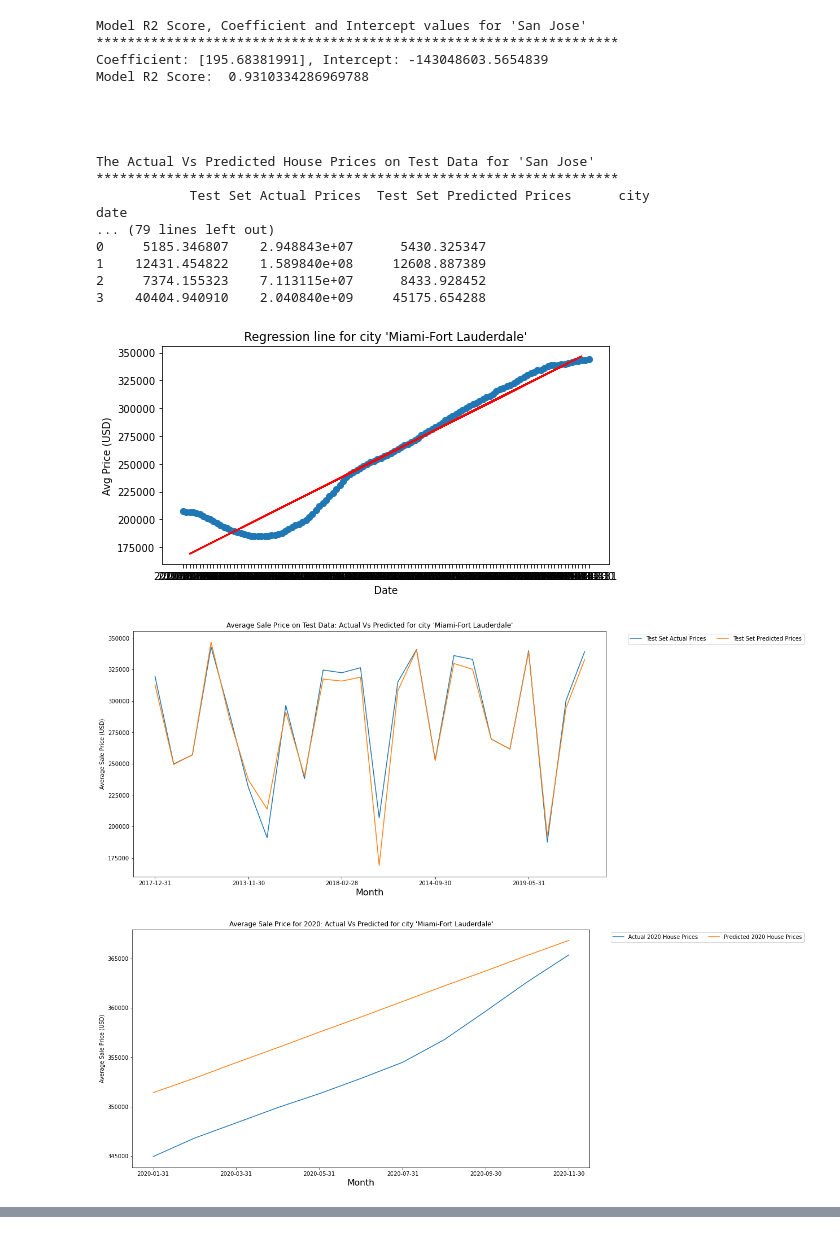
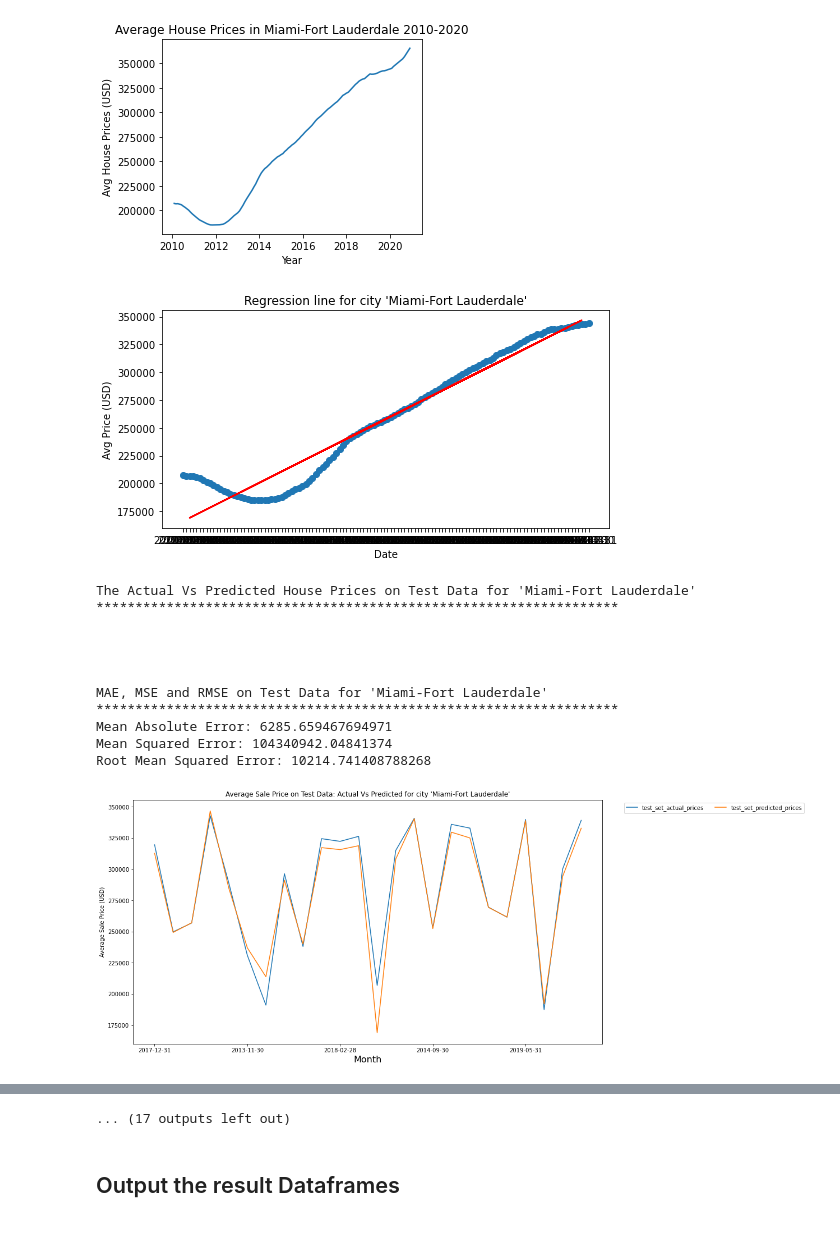
Before and after one commit to Jopinson/COVID19_Property_Pandemic, a Jupyter notebook: notebooks/modeling/Covid-Housing-ML_Combined.ipynb, the cells around one changed output, grey strips where cells are left out. Drawn from its saved outputs; the diff is of its cells as text; code cells hidden in the pictures.

Commit message:
added code to save graphs and output files

```diff
--- a/notebooks/modeling/Covid-Housing-ML_Combined.ipynb
+++ b/notebooks/modeling/Covid-Housing-ML_Combined.ipynb
@@ -66,8 +66,15 @@ def lnr_model(df,city):
     base_df['ordinal_date'] = base_df['date'].map(dt.datetime.toordinal)
 
     # Plot the base dataframe
-    fig1 = px.line(base_df, x="date", y="avg_price", color="region_name", width=800)
-    fig1.show()
+    fig = plt.figure()
+    fig.subplots_adjust(top=0.8,left=0.3)
+    ax = fig.add_subplot()
+    line, = ax.plot(base_df['date'].values,base_df['avg_price'].values)
+    ax.set_xlabel('Year')
+    ax.set_ylabel('Avg House Prices (USD)')
+    ax.set_title(f"Average House Prices in {city} 2010-2020")
+    plt.show
+    plt.savefig(f"{parentdir}/images/{city}_avg_price.png")
 
     # Create training set from 2010-2019;
     train_df = base_df.loc[(base_df["date"] <'2020-01-01')]
@@ -98,7 +105,7 @@ def lnr_model(df,city):
     y_test_pred = model.predict(X_test)
 
     #Print regression line
-    plt.figure(figsize=(8, 4))
+    fig2 = plt.figure(figsize=(8, 4))
     ax = plt.axes()
     ax.scatter(convert_ordinal_to_date(X), y)
     ax.plot(convert_ordinal_to_date(X_test), y_test_pred, color='red')
@@ -106,11 +113,13 @@ def lnr_model(df,city):
     ax.set_ylabel('Avg Price (USD)')
     ax.axis('tight')
     ax.set_title(f"Regression line for city '{city}'")
+    plt.show()
+    fig2.savefig(f"{parentdir}/images/{city}_reg_line.png")
 
     # Print the actual and predicted prices in a dataframe
     print(f"The Actual Vs Predicted House Prices on Test Data for '{city}'")
     print("*******************************************************************")
-    ml_df_test_set = pd.DataFrame({'date':convert_ordinal_to_date(X_test),'Test Set Actual Prices': y_test, 'Test Set Predicted Prices':  y_test_pred})
+    ml_df_test_set = pd.DataFrame({'date':convert_ordinal_to_date(X_test),'test_set_actual_prices': y_test, 'test_set_predicted_prices':  y_test_pred})
     ml_df_test_set.set_index('date',inplace=True)
     ml_df_test_set['city'] = city
     print(ml_df_test_set)
@@ -128,17 +137,20 @@ def lnr_model(df,city):
     print("\n\n\n")
 
     # TEST SET GRAPH
-    ml_df_test_set.plot(figsize = (15,8))
+    ax3 = ml_df_test_set.plot(figsize = (15,8))
     plt.legend(bbox_to_anchor=(1.04,1), loc='upper left', ncol=2)
     plt.xlabel("Month", fontsize = 16)
     plt.ylabel("Average Sale Price (USD)")
     plt.title(f"Average Sale Price on Test Data: Actual Vs Predicted for city '{city}'")
+    plt.show()
+    ax3.get_figure().savefig(f"{parentdir}/images/{city}_test_set_act_pred.png")
+
 
     # Verify Prediction with 2020 data
     X_2020 = df_2020.ordinal_date.values.reshape(-1,1)
     y_2020_actual_prices =  df_2020.avg_price
     y_2020_pred_prices = model.predict(X_2020)
-    ml_2020_df = pd.DataFrame({'date':convert_ordinal_to_date(X_2020),'Actual 2020 House Prices': y_2020_actual_prices, 'Predicted 2020 House Prices':  y_2020_pred_prices})
+    ml_2020_df = pd.DataFrame({'date':convert_ordinal_to_date(X_2020),'actual_2020_house_prices': y_2020_actual_prices, 'predicted_2020_house_prices':  y_2020_pred_prices})
     ml_2020_df.set_index('date',inplace=True)
     ml_2020_df['city'] = city
     print(f"The Actual Vs Predicted House Prices on 2020 data for '{city}'")
@@ -159,28 +171,31 @@ def lnr_model(df,city):
     print("\n\n\n")
 
     # 2020 GRAPH
-    ml_2020_df.plot(figsize = (15,8))
+    ax4 = ml_2020_df.plot(figsize = (15,8))
     plt.legend(bbox_to_anchor=(1.04,1), loc='upper left', ncol=2)
     plt.xlabel("Month", fontsize = 16)
     plt.ylabel("Average Sale Price (USD)")
     plt.title(f"Average Sale Price for 2020: Actual Vs Predicted for city '{city}'")
+    plt.show()
+    ax4.get_figure().savefig(f"{parentdir}/images/{city}_2020_act_pred.png")
 
     return results,ml_df_test_set,ml_2020_df
 # %%
 cities = ['Miami-Fort Lauderdale','Lakeland','Los Angeles-Long Beach-Anaheim','San Jose']
 
 metrics_all = []
-#ml_df_test_set_all = pd.DataFrame()
-#ml_2020_df_all = pd.DataFrame()
+ml_test_set_all = [] #pd.DataFrame(columns={'date','test_set_actual_prices','test_set_predicted_prices','city'})
+ml_2020_all = [] #pd.DataFrame(columns={'date','actual_2020_house_prices','predicted_2020_house_prices','city'})
 for city in cities:
     results,ml_df_test_set,ml_2020_df = lnr_model(df,city)
-    print(results)
     metrics_all.append(results)
- #   ml_df_test_set_all.append(ml_df_test_set)
- #   ml_2020_df_all.append(ml_2020_df)
+    ml_test_set_all.append(ml_df_test_set)
+    ml_2020_all.append(ml_2020_df)
 
 metrics_df = pd.DataFrame(metrics_all)
 print(metrics_df)
-#print(ml_df_test_set_all)
-#print(ml_2020_df_all)
+ml_test_set_df = pd.concat(ml_test_set_all)
+print(ml_test_set_df.shape)
+ml_2020_df = pd.concat(ml_2020_all)
+print(ml_2020_df.shape)
 # %% [output]
@@ -242,20 +206,14 @@ date
-Model R2 Score, Coefficient and Intercept values for 'San Jose'
-*******************************************************************
-Coefficient: [195.68381991], Intercept: -143048603.5654839
-Model R2 Score:  0.9310334286969788
-
-
-
-
-The Actual Vs Predicted House Prices on Test Data for 'San Jose'
-*******************************************************************
-            Test Set Actual Prices  Test Set Predicted Prices      city
-date
-... (79 lines left out)
-0     5185.346807    2.948843e+07      5430.325347
-1    12431.454822    1.589840e+08     12608.887389
-2     7374.155323    7.113115e+07      8433.928452
-3    40404.940910    2.040840e+09     45175.654288
-[figure, old version]
+[figure, new version]
-[figure, old version]
+[figure, new version]
+The Actual Vs Predicted House Prices on Test Data for 'Miami-Fort Lauderdale'
+*******************************************************************
+
+
+
+
+MAE, MSE and RMSE on Test Data for 'Miami-Fort Lauderdale'
+*******************************************************************
+Mean Absolute Error: 6285.659467694971
+Mean Squared Error: 104340942.04841374
+Root Mean Squared Error: 10214.741408788268
-[figure, old version]
+[figure, new version]
@@ -264,0 +250,3 @@ date
+... (17 outputs left out)
+# %% [markdown]
+## Output the result Dataframes
```
Also changed, not shown: parts of 4 cells of this notebook.
